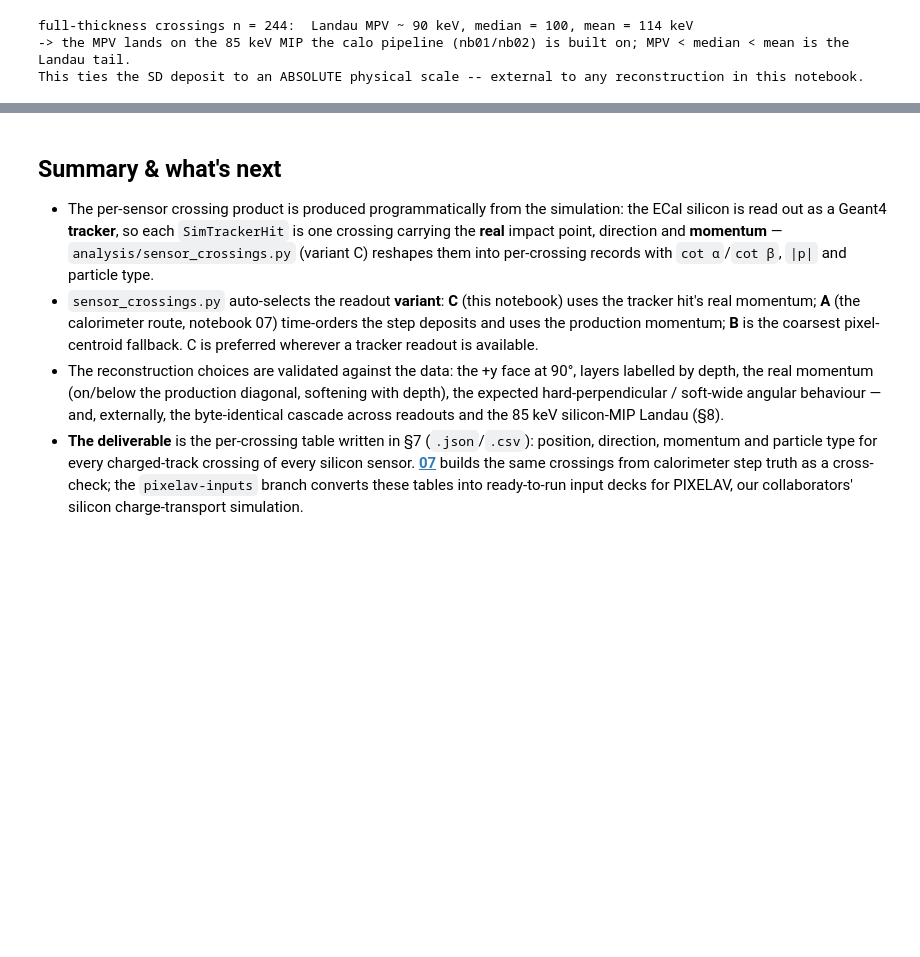
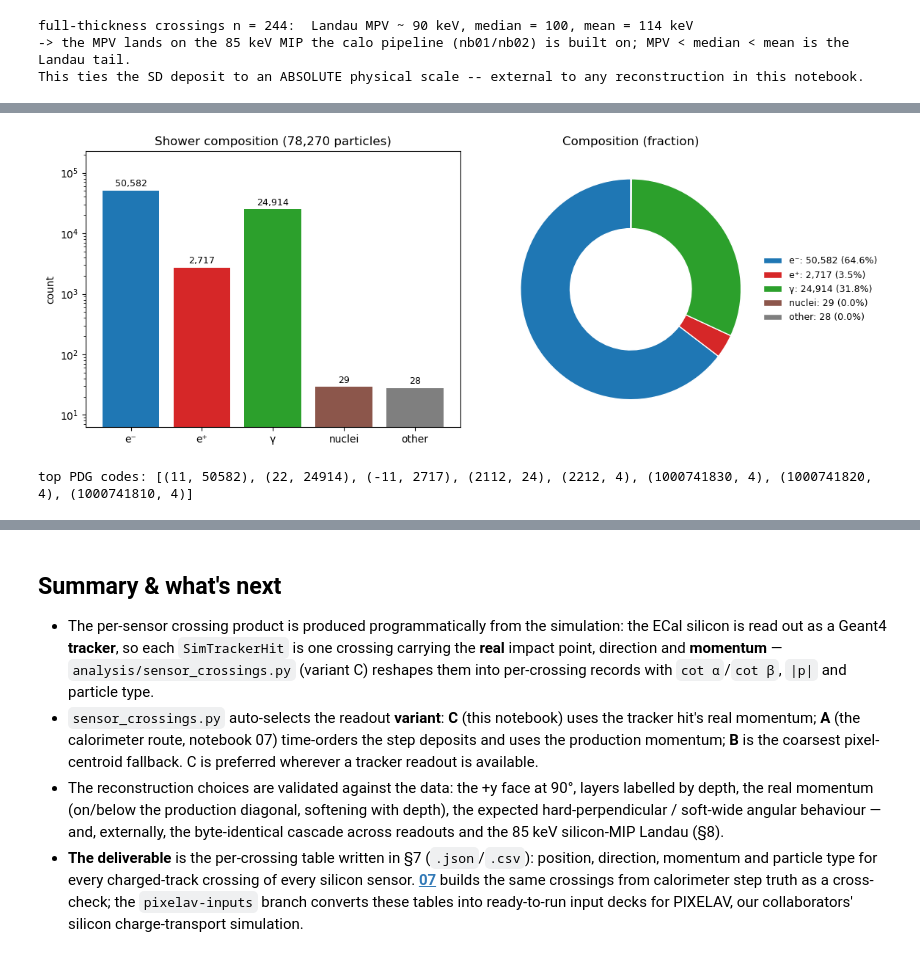
Before and after one commit to murtaza-safdari/CALOMAPS, a Jupyter notebook: notebooks/06_sensor_crossings_tracker.ipynb, the cells around one changed output, grey strips where cells are left out. Saved outputs shown, nothing was run; the diff lists cells and outputs as text; code cells hidden in the pictures; blank space fills up the shorter version.

```diff
--- a/notebooks/06_sensor_crossings_tracker.ipynb
+++ b/notebooks/06_sensor_crossings_tracker.ipynb
@@ -448,0 +459,15 @@ This ties the SD deposit to an ABSOLUTE physical scale -- external to any recons
+# %%
+# --- the full particle cascade behind the crossings (same event, from the tracker npz) ---
+# the tracker readout carries the whole MCParticle shower alongside the crossings, so this
+# notebook can tell the complete shower story on its own. The "silicon hits" used by the
+# deposition/shape plots below are the per-crossing tracker hits themselves (one per sensor
+# crossing) -- there is no separate calorimeter-hit collection in this run.
+pdg, mass, E = dT["pdg"], dT["mass"], dT["E"]
+px, py, pz = dT["px"], dT["py"], dT["pz"]
+pex, pey, pez = dT["pex"], dT["pey"], dT["pez"]
+vsx, vsy, vsz = dT["vsx"], dT["vsy"], dT["vsz"]
+vex, vey, vez = dT["vex"], dT["vey"], dT["vez"]
+dbeg, dend, dau = dT["dbeg"], dT["dend"], dT["dau"]
+hx, hy, hz, he = dT["thx"], dT["thy"], dT["thz"], dT["tedep"]   # per-crossing Si deposits (mm, GeV)
+print(f"full cascade behind these crossings: {len(pdg):,} MCParticles, "
+      f"{len(hx):,} silicon crossings, {he.sum():.3f} GeV deposited (sampling ~{he.sum()/50:.2%})")
@@ -448,0 +492,35 @@ This ties the SD deposit to an ABSOLUTE physical scale -- external to any recons
+# %%
+uniq, counts = np.unique(pdg, return_counts=True)
+order = np.argsort(-counts)
+
+# Group: e-, e+, gamma, nuclei (|pdg|>1e9), other
+groups = {"e⁻": 0, "e⁺": 0, "γ": 0, "nuclei": 0, "other": 0}
+for p, c in zip(uniq, counts):
+    if p == 11: groups["e⁻"] += c
+    elif p == -11: groups["e⁺"] += c
+    elif p == 22: groups["γ"] += c
+    elif abs(p) > 1_000_000_000: groups["nuclei"] += c
+    else: groups["other"] += c
+g = {k: v for k, v in groups.items() if v}
+cols = ["#1f77b4", "#d62728", "#2ca02c", "#8c564b", "#7f7f7f"][:len(g)]
+
+fig, ax = plt.subplots(1, 2, figsize=(12, 4.5))
+bars = ax[0].bar(g.keys(), g.values(), color=cols)
+ax[0].set_yscale("log"); ax[0].set_ylabel("count")
+ax[0].set_title(f"Shower composition ({len(pdg):,} particles)")
+ax[0].bar_label(bars, fmt="{:,.0f}", padding=2, fontsize=9)
+ax[0].margins(y=0.2)
+
+# Pie: labels go in a legend (avoids overlap on the tiny nuclei/other slices);
+# percentages are drawn only on slices large enough to read.
+total = sum(g.values())
+wedges, _ = ax[1].pie(list(g.values()), colors=cols, startangle=90,
+                      wedgeprops=dict(width=0.45, edgecolor="w"))
+ax[1].set_title("Composition (fraction)")
+ax[1].legend(wedges, [f"{k}: {v:,} ({v/total:.1%})" for k, v in g.items()],
+             loc="center left", bbox_to_anchor=(0.95, 0.5), frameon=False, fontsize=9)
+plt.tight_layout(); plt.show()
+print("top PDG codes:", [(int(uniq[i]), int(counts[i])) for i in order[:8]])
+# %% [output]
+[figure, added]
+top PDG codes: [(11, 50582), (22, 24914), (-11, 2717), (2112, 24), (2212, 4), (1000741830, 4), (1000741820, 4), (1000741810, 4)]
```
Also changed, not shown: parts of 20 cells of this notebook, 1 other file.
